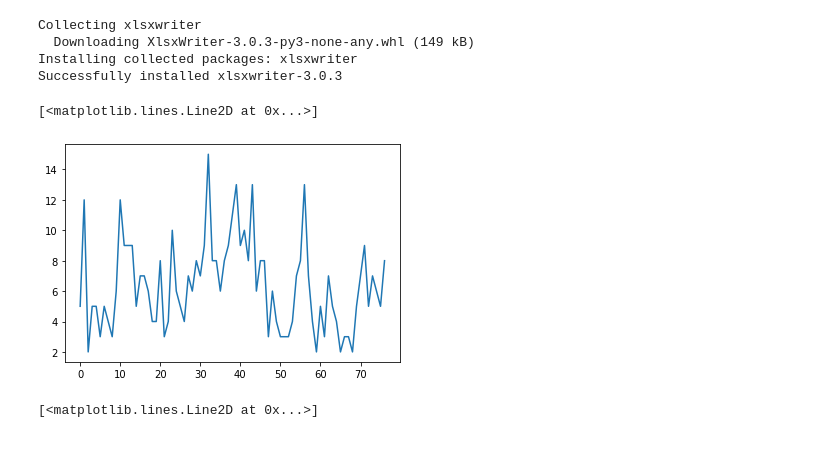
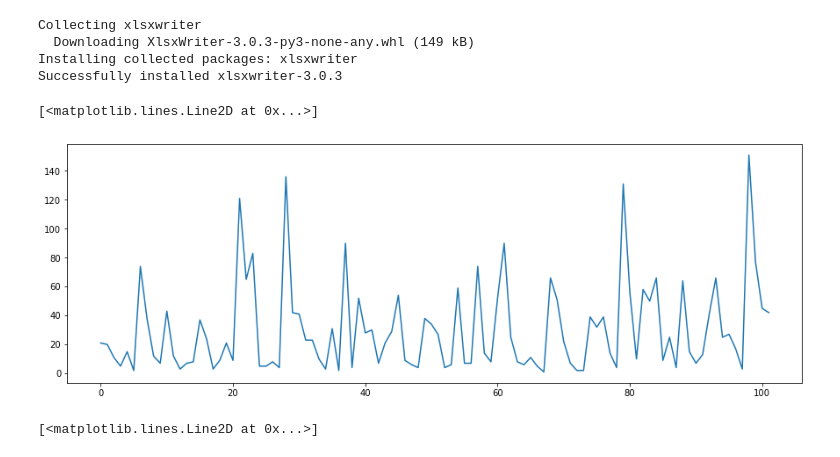
Before and after one commit to Asheeshkrsharma/Identification-OpenCows, a Jupyter notebook: 2021MakeData.ipynb, the cells around one changed output. Cells and saved outputs as stored; diff of their text form; code cells hidden in the pictures.

```diff
--- a/2021MakeData.ipynb
+++ b/2021MakeData.ipynb
@@ -113,6 +113,7 @@ def listDirs(dir):
 topDir = './tracklets/train/csv/*'
 dirs = glob.glob(topDir)
 dataSet = {"test": [], "train": [], "valid": []}
+ignoreIndex = 20
 for dir in dirs:
     # Parse the train data
     with open(dir) as csv_file:
@@ -122,8 +123,9 @@ for dir in dirs:
         for row in csv_reader:
             row[0] = row[0].replace('/Users/as16542/Downloads/10m32xl88x2b61zlkkgz3fml17/', '')
             category = int(row[0].split('/')[-2])
-            data.append([row[0], category, int(row[1])])
-            trackletInd.append(int(row[1]))
+            if category < ignoreIndex:
+                data.append([row[0], category, int(row[1])])
+                trackletInd.append(int(row[1]))
 
         # dataRow = [] * len(numpy.unique(trackletInd))
         dataRow = []
@@ -149,23 +151,25 @@ with open('utils/openCows2020_test_tracklet.json') as f:
         if file['type'] == 'split':
             directories, indeces = listDirs(topDIR + file['cowID'])
             for split in file['splits']:
-                sortedIdx = [directories[idx].replace('/Users/as16542/Downloads/10m32xl88x2b61zlkkgz3fml17/', '') for idx in split]
-                dataSet['test'].append({"label": int(file['cowID']), "paths": sortedIdx})
+                if int(file['cowID']) < ignoreIndex:
+                    sortedIdx = [directories[idx].replace('/Users/as16542/Downloads/10m32xl88x2b61zlkkgz3fml17/', '') for idx in split]
+                    dataSet['test'].append({"label": int(file['cowID']), "paths": sortedIdx})
         else:
-            directories, indeces = listDirs(topDIR + file['cowID'])
-            directories = [director.replace('/Users/as16542/Downloads/10m32xl88x2b61zlkkgz3fml17/', '') for director in directories]
-            dataSet['test'].append({"label": int(file['cowID']), "paths": directories})
+            if int(file['cowID']) < ignoreIndex:
+                directories, indeces = listDirs(topDIR + file['cowID'])
+                directories = [director.replace('/Users/as16542/Downloads/10m32xl88x2b61zlkkgz3fml17/', '') for director in directories]
+                dataSet['test'].append({"label": int(file['cowID']), "paths": directories})
 # %%
 import json
 # Save
 with open('./utils/opencowsTracklets2020V2.json', 'w') as fp:
     json.dump(dataSet, fp)
 # %%
-dt = [len(track['paths']) for track in dataSet['test']]
+dt = [len(track['paths']) for track in dataSet['train']]
 plt.plot(dt)
 # %% [output]
 [<matplotlib.lines.Line2D at 0x...>]
-[figure, old version]
+[figure, new version]
 # %%
 import json
 topDIR = '/Users/as16542/Downloads/10m32xl88x2b61zlkkgz3fml17/identification/images/train/'
```
Also changed, not shown: parts of 3 cells of this notebook, 3 other files.
